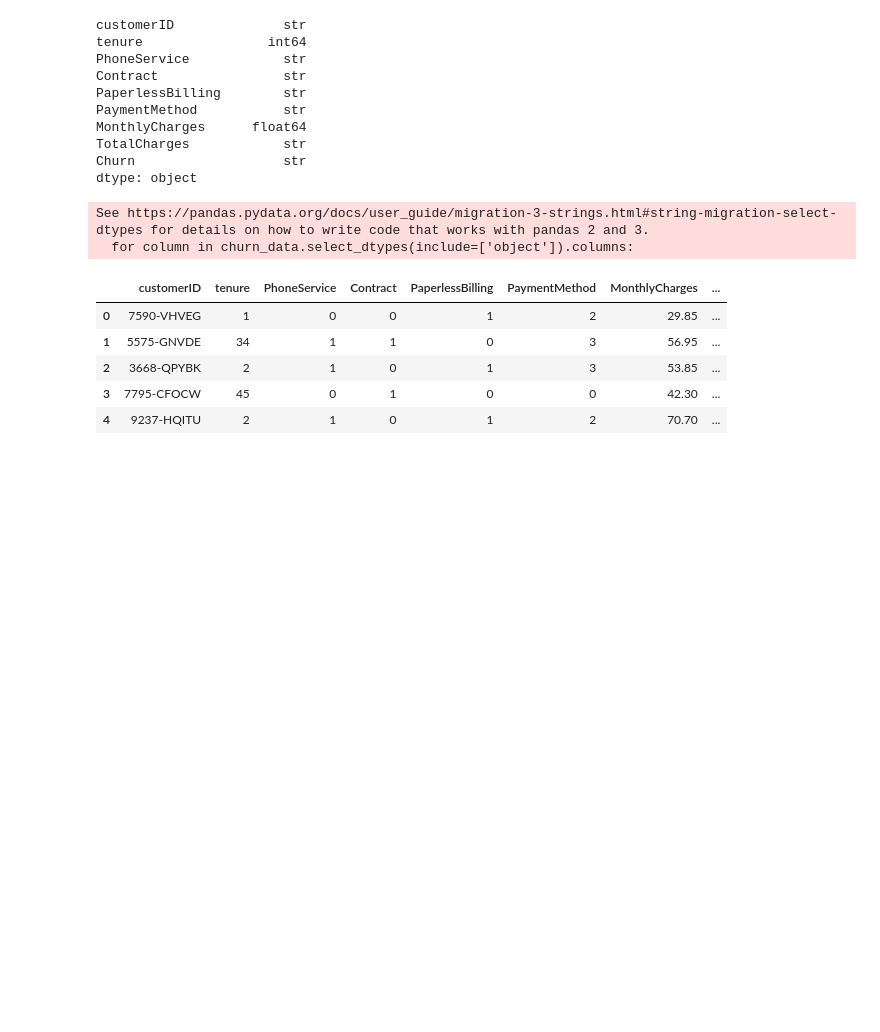
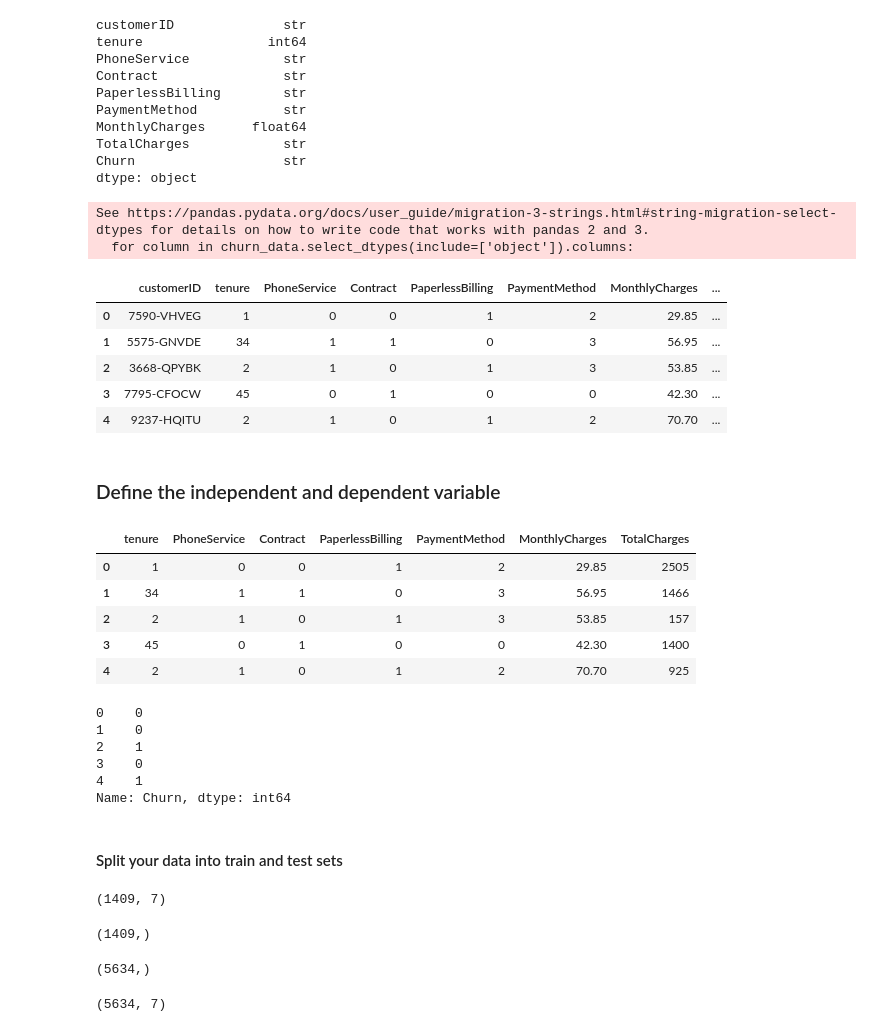
Before and after one commit to neeraj654123/Data-Science, a Jupyter notebook: Logistic Regression/01_logistic_regression.ipynb, the cells around one changed output. Drawn from its saved outputs; the diff is of its cells as text; code cells hidden in the pictures; blank space fills up the shorter version.

Commit message:
Logistic Regression Python Churn

```diff
--- a/Logistic Regression/01_logistic_regression.ipynb
+++ b/Logistic Regression/01_logistic_regression.ipynb
@@ -120,3 +120,44 @@ churn_data.head()
 | 2 | 3668-QPYBK | 2 | 1 | 0 | 1 | 3 | 53.85 | ... |
 | 3 | 7795-CFOCW | 45 | 0 | 1 | 0 | 0 | 42.30 | ... |
 | 4 | 9237-HQITU | 2 | 1 | 0 | 1 | 2 | 70.70 | ... |
+# %% [markdown]
+### Define the independent and dependent variable
+# %%
+X = churn_data.drop(columns=['customerID','Churn'])
+y = churn_data['Churn']
+X.head()
+# %% [output]
+|  | tenure | PhoneService | Contract | PaperlessBilling | PaymentMethod | MonthlyCharges | TotalCharges |
+| 0 | 1 | 0 | 0 | 1 | 2 | 29.85 | 2505 |
+| 1 | 34 | 1 | 1 | 0 | 3 | 56.95 | 1466 |
+| 2 | 2 | 1 | 0 | 1 | 3 | 53.85 | 157 |
+| 3 | 45 | 0 | 1 | 0 | 0 | 42.30 | 1400 |
+| 4 | 2 | 1 | 0 | 1 | 2 | 70.70 | 925 |
+# %%
+y.head()
+# %% [output]
+0    0
+1    0
+2    1
+3    0
+4    1
+Name: Churn, dtype: int64
+# %% [markdown]
+#### Split your data into train and test sets
+# %%
+X_train, X_test, y_train, y_test = train_test_split(X,y,test_size=0.2, random_state=42)
+X_test.shape
+# %% [output]
+(1409, 7)
+# %%
+y_test.shape
+# %% [output]
+(1409,)
+# %%
+y_train.shape
+# %% [output]
+(5634,)
+# %%
+X_train.shape
+# %% [output]
+(5634, 7)
```
Also changed, not shown: parts of 26 cells of this notebook.
